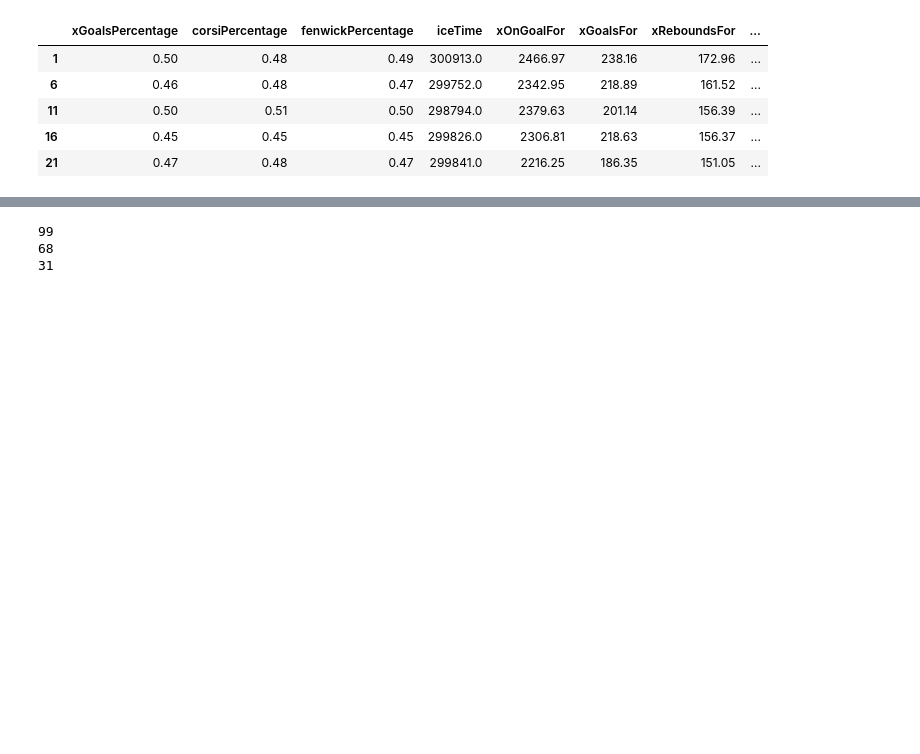
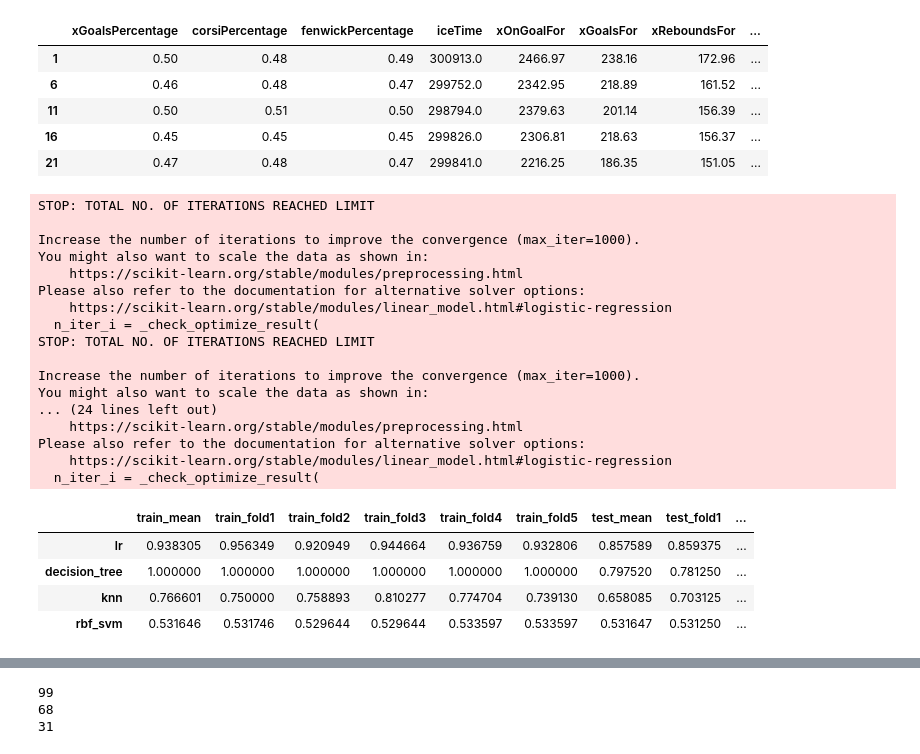
Before and after one commit to ricd99/nhl-test-2, a Jupyter notebook: model.ipynb, the cells around one changed output, grey strips where cells are left out. Drawn from its saved outputs; the diff is of its cells as text; code cells hidden in the pictures; blank space fills up the shorter version.

```diff
--- a/model.ipynb
+++ b/model.ipynb
@@ -102 +109,44 @@ train_df, test_df = train_test_split(df)
+# %%
+results = {}
+
+for name, model in models.items():
+    cv = cross_validate(model, train_df.drop(columns="playoff"), train_df["playoff"], return_train_score=True)
+
+    result_dict = {}
+    result_dict["train_mean"] = cv["train_score"].mean()
+    for i, score in enumerate(cv["train_score"]):
+        result_dict[f"train_fold{i+1}"] = score
+
+    result_dict["test_mean"] = cv["test_score"].mean()
+
+    for i, score in enumerate(cv["test_score"]):
+        result_dict[f"test_fold{i+1}"] = score
+
+    results[name] = result_dict
+
+results_df = pd.DataFrame(results).T
+results_df.sort_values("test_mean", ascending=False)
+# %% [output]
+STOP: TOTAL NO. OF ITERATIONS REACHED LIMIT
+
+Increase the number of iterations to improve the convergence (max_iter=1000).
+You might also want to scale the data as shown in:
+    https://scikit-learn.org/stable/modules/preprocessing.html
+Please also refer to the documentation for alternative solver options:
+    https://scikit-learn.org/stable/modules/linear_model.html#logistic-regression
+  n_iter_i = _check_optimize_result(
+STOP: TOTAL NO. OF ITERATIONS REACHED LIMIT
+
+Increase the number of iterations to improve the convergence (max_iter=1000).
+You might also want to scale the data as shown in:
+... (24 lines left out)
+    https://scikit-learn.org/stable/modules/preprocessing.html
+Please also refer to the documentation for alternative solver options:
+    https://scikit-learn.org/stable/modules/linear_model.html#logistic-regression
+  n_iter_i = _check_optimize_result(
+|  | train_mean | train_fold1 | train_fold2 | train_fold3 | train_fold4 | train_fold5 | test_mean | test_fold1 | ... |
+| lr | 0.938305 | 0.956349 | 0.920949 | 0.944664 | 0.936759 | 0.932806 | 0.857589 | 0.859375 | ... |
+| decision_tree | 1.000000 | 1.000000 | 1.000000 | 1.000000 | 1.000000 | 1.000000 | 0.797520 | 0.781250 | ... |
+| knn | 0.766601 | 0.750000 | 0.758893 | 0.810277 | 0.774704 | 0.739130 | 0.658085 | 0.703125 | ... |
+| rbf_svm | 0.531646 | 0.531746 | 0.529644 | 0.529644 | 0.533597 | 0.533597 | 0.531647 | 0.531250 | ... |
 # %%
```
Also changed, not shown: parts of 18 cells of this notebook, 2 other files.
